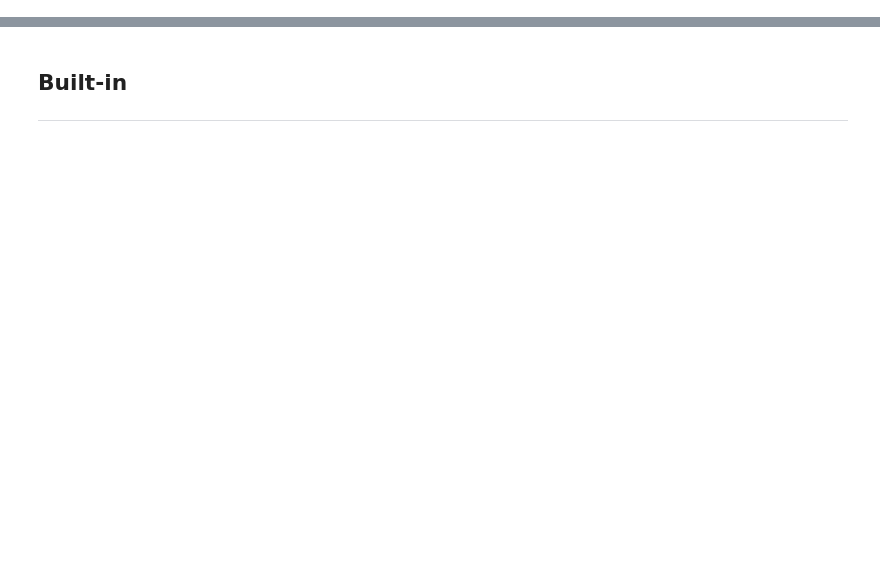
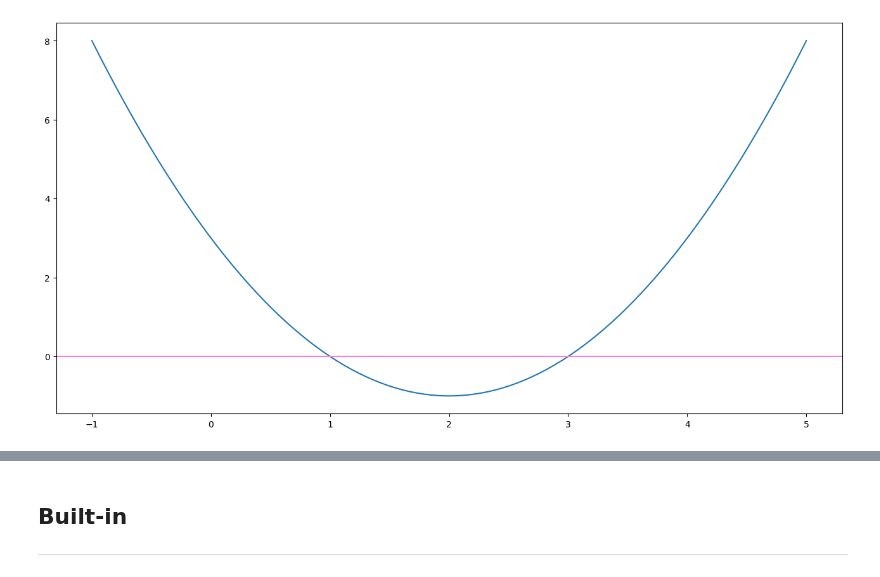
Before and after one commit to ianmcloughlin/hed4notebooks, a Jupyter notebook: content/complex_numbers.ipynb, the cells around one changed output, grey strips where cells are left out. Cells and saved outputs as stored; diff of their text form; code cells hidden in the pictures; blank space fills up the shorter version.

```diff
--- a/content/complex_numbers.ipynb
+++ b/content/complex_numbers.ipynb
@@ -22,5 +9,0 @@ import numpy as np
-# %%
-# Plots size.
-plt.rcParams['figure.figsize'] = (20, 10)
-# Plot style.
-plt.style.use('seaborn-whitegrid')
@@ -26,0 +80,23 @@ plt.style.use('seaborn-whitegrid')
+# %%
+# Numerical arrays.
+import numpy as np
+
+# Plotting.
+import matplotlib.pyplot as plt
+
+# Set a better plot size.
+plt.rcParams["figure.figsize"] = (16, 8)
+# %%
+# Create some x values.
+x = np.linspace(-1.0, 5.0, 100)
+
+# Set the corresponding y values.
+y = x**2 - 4 * x + 3
+# %%
+# Create the plot.
+plt.plot(x, y)
+
+# Show the x-axis in pink;
+plt.axhline(0.0, color=(0.95, 0.5, 0.9));
+# %% [output]
+[figure, added]
```
Also changed, not shown: parts of 68 cells of this notebook, 3 other files.
